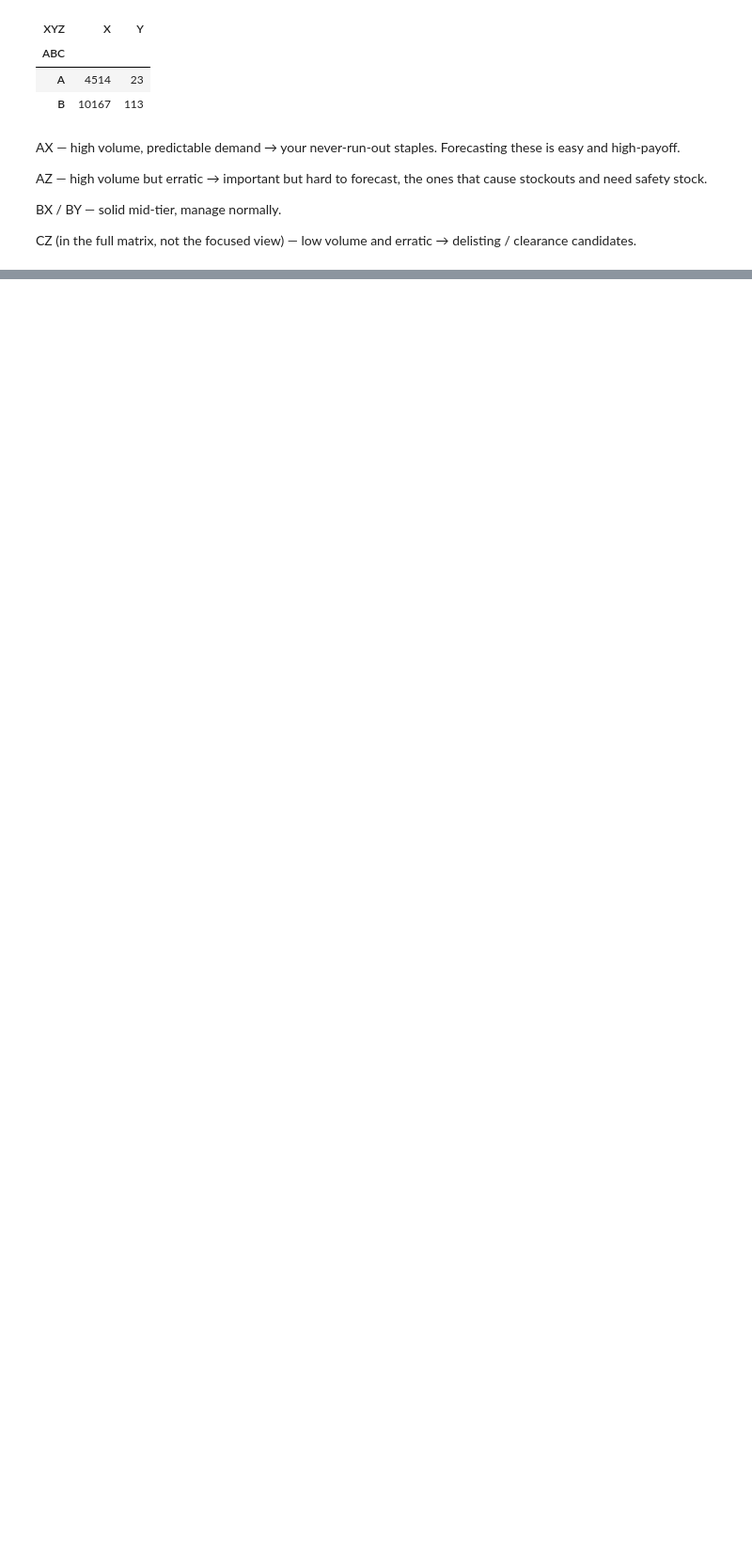
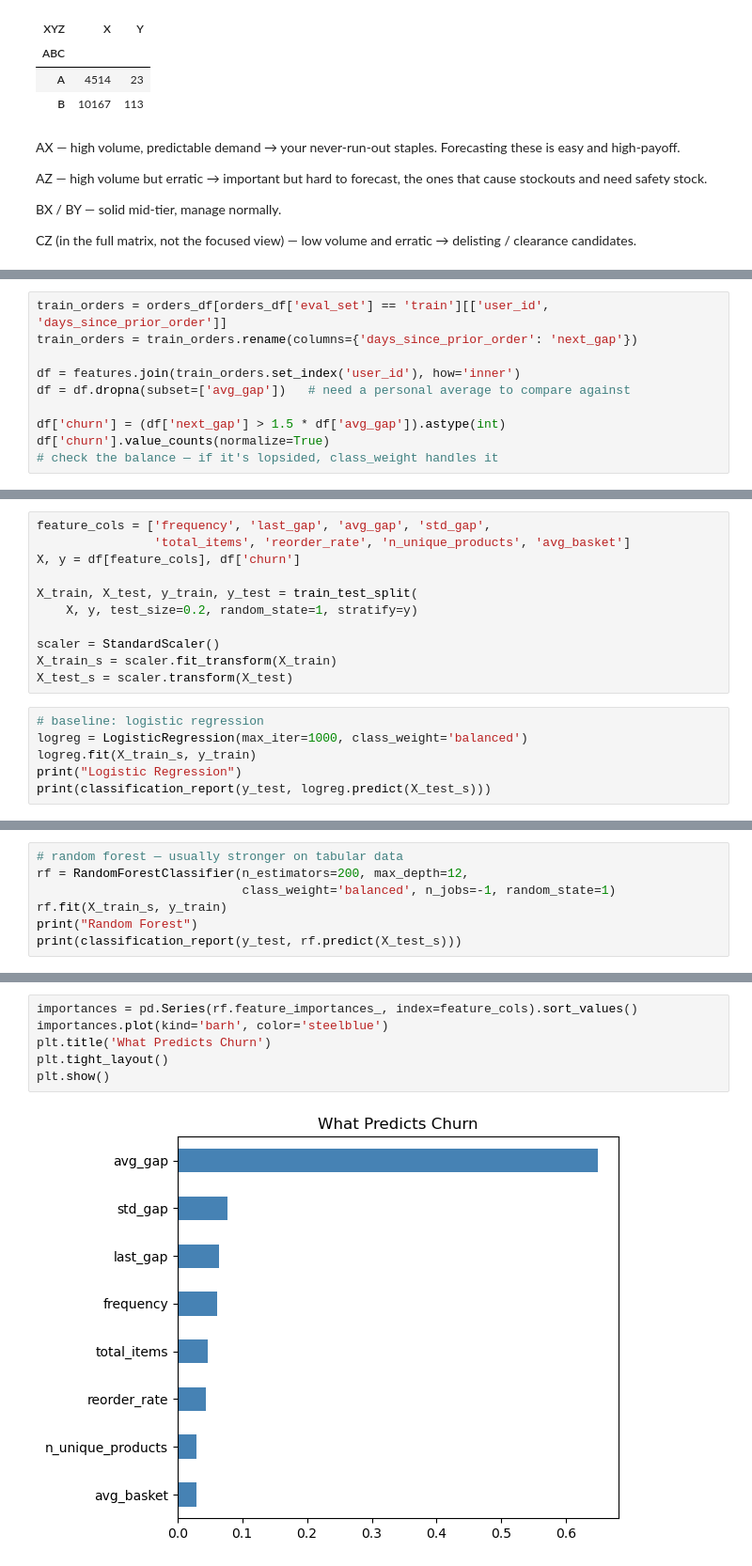
Before and after one commit to FarzaneHashemii/instacart_sales_analysis, a Jupyter notebook: notebooks/pre_analaysis.ipynb, the cells around one changed output, grey strips where cells are left out. Shown at 94% size. Saved outputs shown, nothing was run; the diff lists cells and outputs as text; blank space fills up the shorter version.

Commit message:
initial churn modeling

```diff
--- a/notebooks/pre_analaysis.ipynb
+++ b/notebooks/pre_analaysis.ipynb
@@ -428,0 +478,10 @@ CZ (in the full matrix, not the focused view) — low volume and erratic → del
+# %%
+train_orders = orders_df[orders_df['eval_set'] == 'train'][['user_id', 'days_since_prior_order']]
+train_orders = train_orders.rename(columns={'days_since_prior_order': 'next_gap'})
+
+df = features.join(train_orders.set_index('user_id'), how='inner')
+df = df.dropna(subset=['avg_gap'])   # need a personal average to compare against
+
+df['churn'] = (df['next_gap'] > 1.5 * df['avg_gap']).astype(int)
+df['churn'].value_counts(normalize=True)
+# check the balance — if it's lopsided, class_weight handles it
@@ -428,0 +495,17 @@ CZ (in the full matrix, not the focused view) — low volume and erratic → del
+# %%
+feature_cols = ['frequency', 'last_gap', 'avg_gap', 'std_gap',
+                'total_items', 'reorder_rate', 'n_unique_products', 'avg_basket']
+X, y = df[feature_cols], df['churn']
+
+X_train, X_test, y_train, y_test = train_test_split(
+    X, y, test_size=0.2, random_state=1, stratify=y)
+
+scaler = StandardScaler()
+X_train_s = scaler.fit_transform(X_train)
+X_test_s = scaler.transform(X_test)
+# %%
+# baseline: logistic regression
+logreg = LogisticRegression(max_iter=1000, class_weight='balanced')
+logreg.fit(X_train_s, y_train)
+print("Logistic Regression")
+print(classification_report(y_test, logreg.predict(X_test_s)))
@@ -428,0 +522,7 @@ CZ (in the full matrix, not the focused view) — low volume and erratic → del
+# %%
+# random forest — usually stronger on tabular data
+rf = RandomForestClassifier(n_estimators=200, max_depth=12,
+                            class_weight='balanced', n_jobs=-1, random_state=1)
+rf.fit(X_train_s, y_train)
+print("Random Forest")
+print(classification_report(y_test, rf.predict(X_test_s)))
@@ -428,0 +539,8 @@ CZ (in the full matrix, not the focused view) — low volume and erratic → del
+# %%
+importances = pd.Series(rf.feature_importances_, index=feature_cols).sort_values()
+importances.plot(kind='barh', color='steelblue')
+plt.title('What Predicts Churn')
+plt.tight_layout()
+plt.show()
+# %% [output]
+[figure, added]
```
Also changed, not shown: parts of 9 cells of this notebook.
